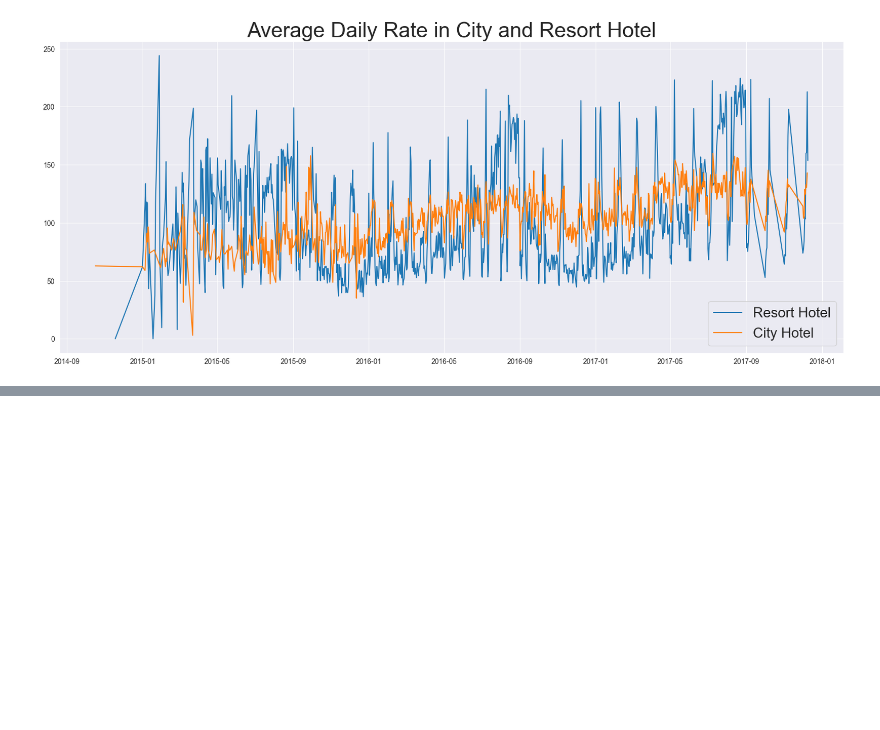
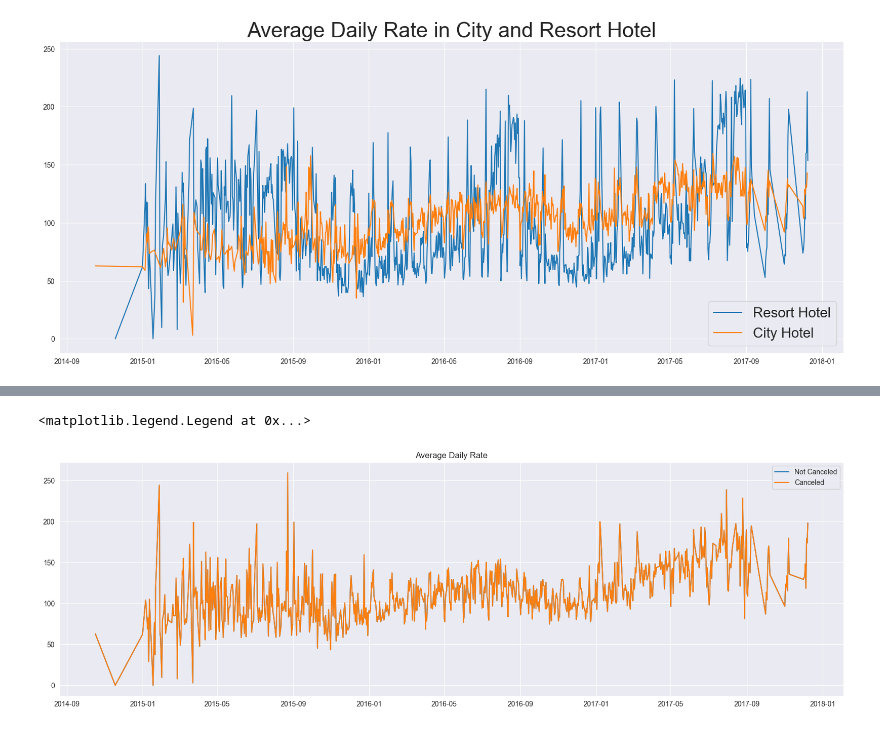
Before and after one commit to Aniket0o7/DataAnalysis-Hotel-Booking-, a Jupyter notebook: mainpy.ipynb, the cells around one changed output, grey strips where cells are left out. Cells and saved outputs as stored; diff of their text form; code cells hidden in the pictures; blank space fills up the shorter version.

```diff
--- a/mainpy.ipynb
+++ b/mainpy.ipynb
@@ -221,0 +251,5 @@ plt.show()
+# %%
+df['market_segment'] = df['market_segment'].str.strip()  # Remove leading/trailing spaces
+df['market_segment'] = df['market_segment'].str.lower()  # Convert to lowercase
+
+print(df['market_segment'].value_counts())  # Check if it matches your expected output
@@ -221,0 +290,2 @@ plt.show()
+# %%
+cancelled_data = df[df['is_canceled'] == 1]
@@ -221,0 +328,4 @@ plt.show()
+# %%
+cancelled_data.rename(columns=lambda x: x.strip(), inplace=True)
+# %%
+cancelled_data['market_segment'] = cancelled_data['market_segment'].str.strip().str.lower()
@@ -221,0 +349,18 @@ plt.show()
+# %%
+canceled_df_adr = cancelled_data.groupby('reservation_status_date')[['adr']].mean()
+canceled_df_adr.reset_index(inplace = True)
+canceled_df_adr.sort_values('reservation_status_date', inplace = True)
+
+not_canceled_data = df[df['is_canceled'] == 1]
+not_canceled_df_adr = not_canceled_data.groupby('reservation_status_date')[['adr']].mean()
+not_canceled_df_adr.reset_index(inplace = True)
+not_canceled_df_adr.sort_values('reservation_status_date', inplace = True)
+
+plt.figure(figsize = (20,6))
+plt.title('Average Daily Rate')
+plt.plot(not_canceled_df_adr['reservation_status_date'], not_canceled_df_adr['adr'], label = 'Not Canceled')
+plt.plot(canceled_df_adr['reservation_status_date'], canceled_df_adr['adr'], label = 'Canceled')
+plt.legend()
+# %% [output]
+<matplotlib.legend.Legend at 0x...>
+[figure, added]
```
Also changed, not shown: parts of 10 cells of this notebook.
